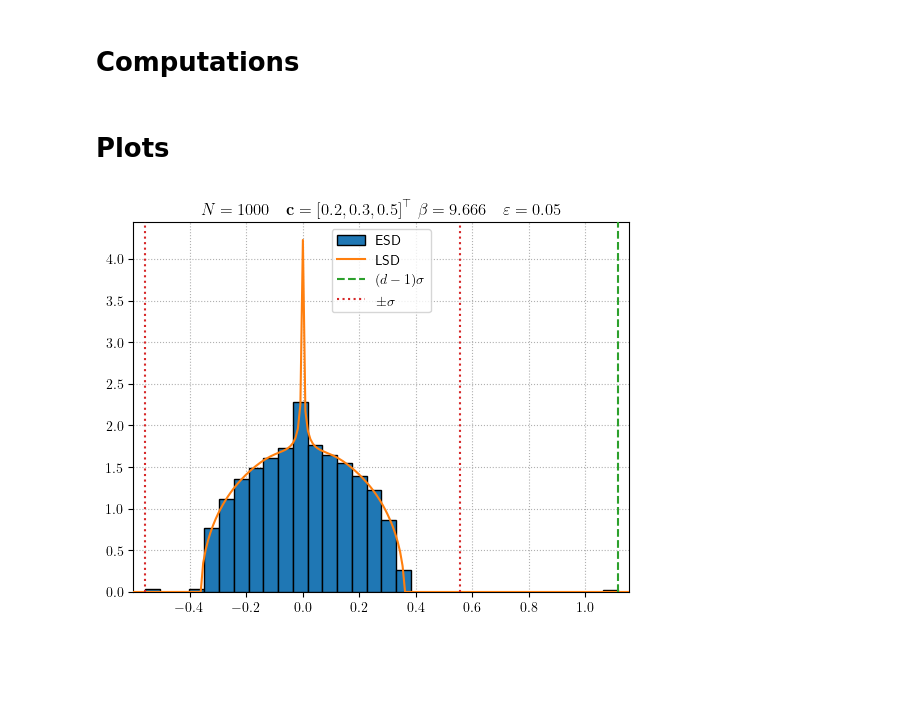
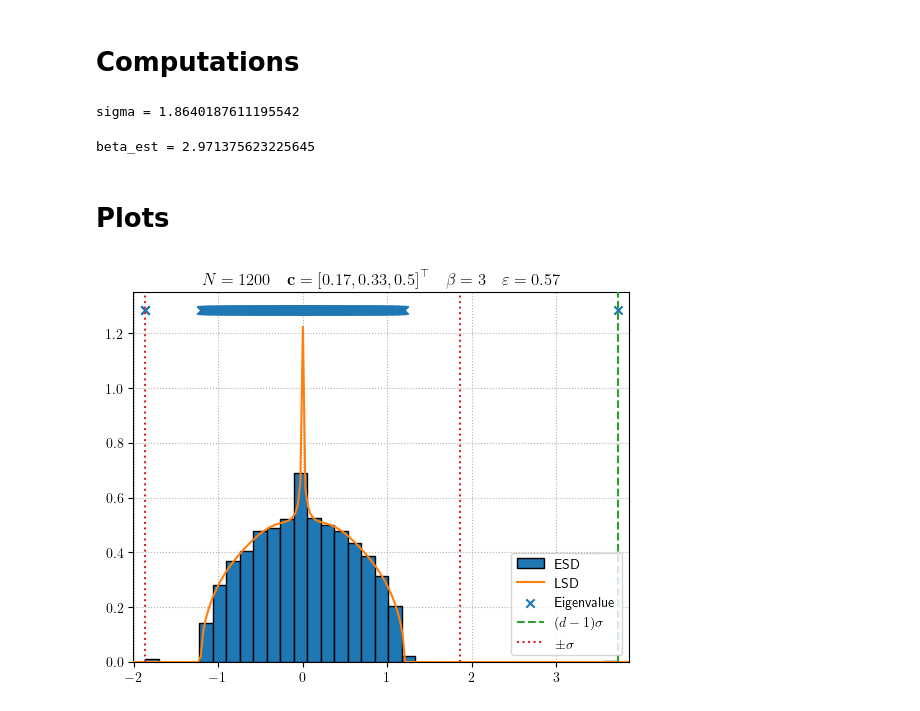
Before and after one commit to HugoLebeau/tensor_rank1approx, a Jupyter notebook: main.ipynb, the cells around one changed output. Saved outputs shown, nothing was run; the diff lists cells and outputs as text; code cells hidden in the pictures; blank space fills up the shorter version.

```diff
--- a/main.ipynb
+++ b/main.ipynb
@@ -18,9 +18,10 @@ $$
 $$
 # %%
 # Set parameters
-n = np.array([200, 300, 500])
-beta = 9.666
-eps = 0.05
+n = np.array([200, 400, 600])
+# n = np.array([400, 400, 400])
+beta = 3
+eps = 0.57
 
 d = len(n)
 N = np.sum(n)
@@ -39,6 +40,7 @@ T = T_full*B
 # %%
 # Best rank-1 approximation of T
 sigma, svecs = utils.CPD1(T)
+print("sigma =", sigma)
 
 # Associated random matrix model
 PhiM = utils.Phi(T, svecs)
@@ -48,31 +50,38 @@ eigvals, eigvecs = linalg.eigh(PhiM)
 
 # Alignments
 align_emp = [np.abs(x[i]@svecs[i]) for i in range(d)]
+# %% [output]
+sigma = 1.8640187611195542
 # %%
 xmin, xmax = utils.plot_interv(eigvals.min(), eigvals.max())
 
 # Limiting Spectral Distribution (LSD)
 xx = np.linspace(xmin, xmax, 200)
 eta = 1e-5
-g, gi = utils.stieltjes(xx+eta*1j, c, eps)
-LSD = g.imag/np.pi
+gg = utils.stieltjes(xx+eta*1j, c, eps, maxiter=np.inf)
+LSD = gg['g'].imag/np.pi
 
 # Asymptotic singular value and alignments
 beta_est, align_th = utils.alignments(sigma, c, eps)
+print("beta_est =", beta_est)
+# %% [output]
+beta_est = 2.971375623225645
 # %% [markdown]
 # Plots
 # %%
-plt.hist(eigvals, density=True, bins='sqrt', edgecolor='black', zorder=3, label="ESD")
-plt.plot(xx, LSD, zorder=4, label="LSD")
+plt.hist(eigvals, density=True, bins='sqrt', color='C0', edgecolor='black', zorder=3, label="ESD")
+plt.plot(xx, LSD, zorder=4, color='C1', label="LSD")
+ymin, ymax = plt.ylim()
+plt.scatter(eigvals, ymax*np.ones_like(eigvals), marker='x', color='C0', zorder=4, label="Eigenvalue")
 plt.axvline((d-1)*sigma, ls='--', color='C2', zorder=4, label="$( d - 1 ) \\sigma$")
 plt.axvline(sigma, ls=':', color='C3', zorder=4, label="$\\pm \\sigma$")
 plt.axvline(-sigma, ls=':', color='C3', zorder=4)
 plt.grid(ls=':')
 plt.xlim(xmin, xmax)
 plt.legend()
 plt.title(setting);
 # %% [output]
-[figure, old version]
+[figure, new version]
 # %%
 ax = plt.figure().gca()
 dim = 1+np.arange(d)
```
Also changed, not shown: parts of 1 cell of this notebook.
